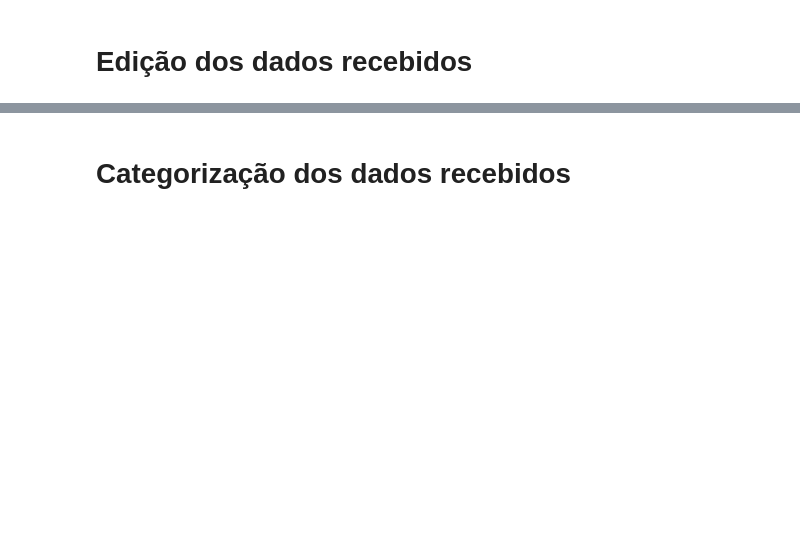
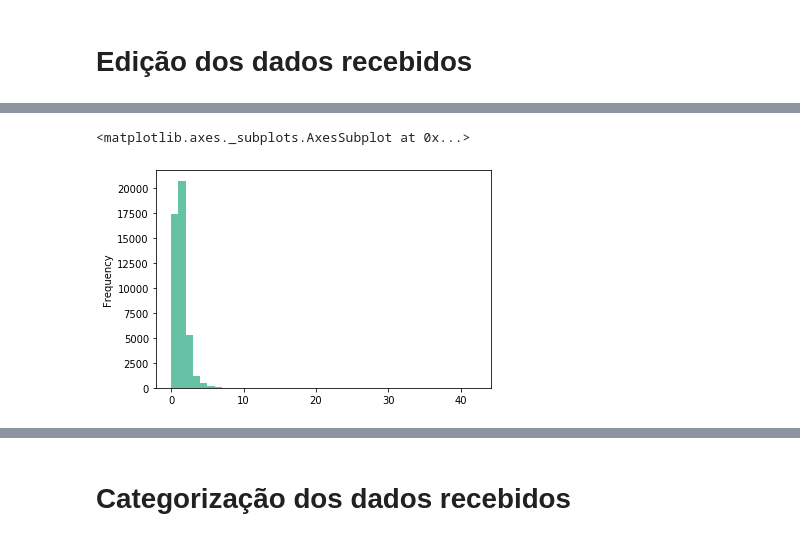
Before and after one commit to italoalvees/Projeto-ICD, a Jupyter notebook: Projeto 1.ipynb, the cells around one changed output, grey strips where cells are left out. Cells and saved outputs as stored; diff of their text form; code cells hidden in the pictures; blank space fills up the shorter version.

```diff
--- a/Projeto 1.ipynb
+++ b/Projeto 1.ipynb
@@ -137,0 +137,5 @@ dtype: float64
+# %%
+df['feridos_leves'].plot.hist(bins=42)
+# %% [output]
+<matplotlib.axes._subplots.AxesSubplot at 0x...>
+[figure, added]
```
Also changed, not shown: parts of 78 cells of this notebook.
